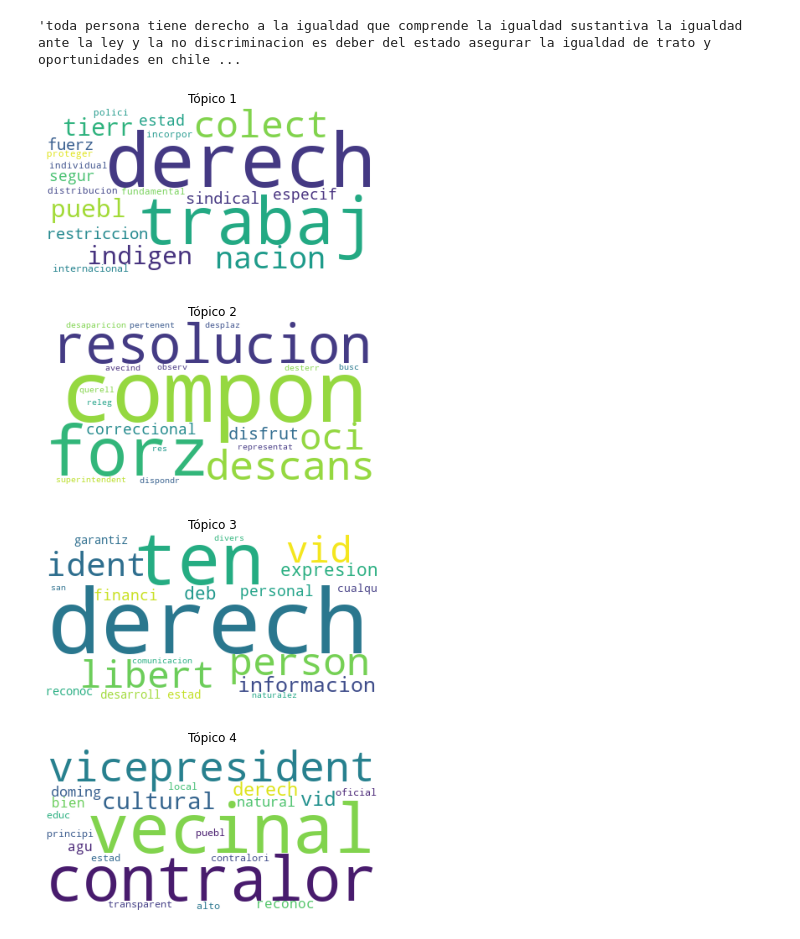
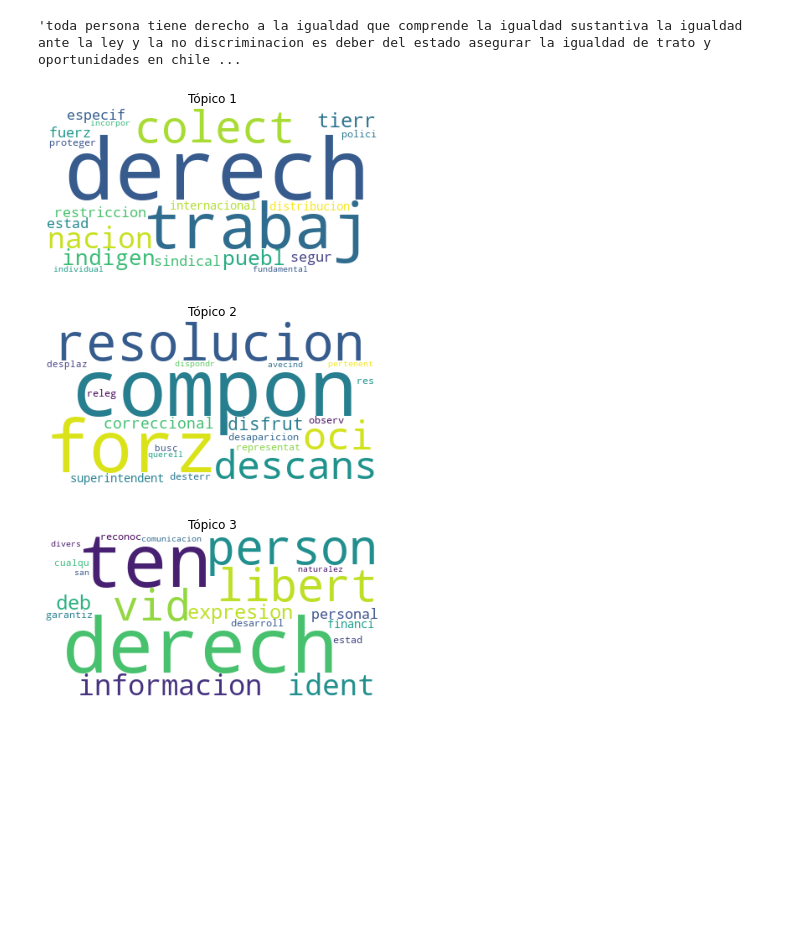
Before and after one commit to napb/PLN_Final, a Jupyter notebook: Final_articles.ipynb, the cells around one changed output. Saved outputs shown, nothing was run; the diff lists cells and outputs as text; code cells hidden in the pictures; blank space fills up the shorter version.

```diff
--- a/Final_articles.ipynb
+++ b/Final_articles.ipynb
@@ -163,22 +163,21 @@ df_art_p['article'][24]
 # %% [output]
 'toda persona tiene derecho a la igualdad que comprende la igualdad sustantiva la igualdad ante la ley y la no discriminacion es deber del estado asegurar la igualdad de trato y oportunidades en chile ...
 # %%
-for i in range(1, 5):
+for i in range(1, 4):
     plt.figure()
     plt.imshow(
         WordCloud(
             background_color = 'white',
             prefer_horizontal = 1.0
         ).fit_words(dict(ldamodel_gensim.show_topic(i, 20)))
     )
     plt.axis("off")
     plt.title("Tópico " + str(i))
     plt.show()
 # %% [output]
-[figure, old version]
+[figure, new version]
-[figure, old version]
+[figure, new version]
-[figure, old version]
+[figure, new version]
-[figure, removed]
 # %%
 index_article = random.randint(0,len(df_art_p))
 df_art_p.iloc[index_article]
```
Also changed, not shown: parts of 3 cells of this notebook.
